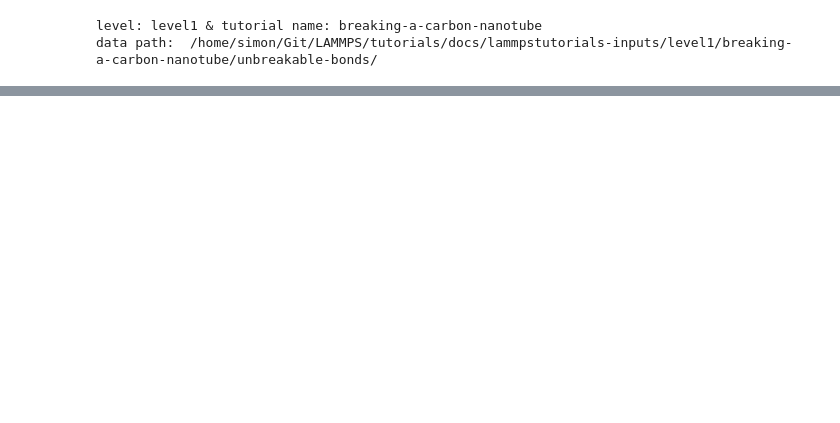
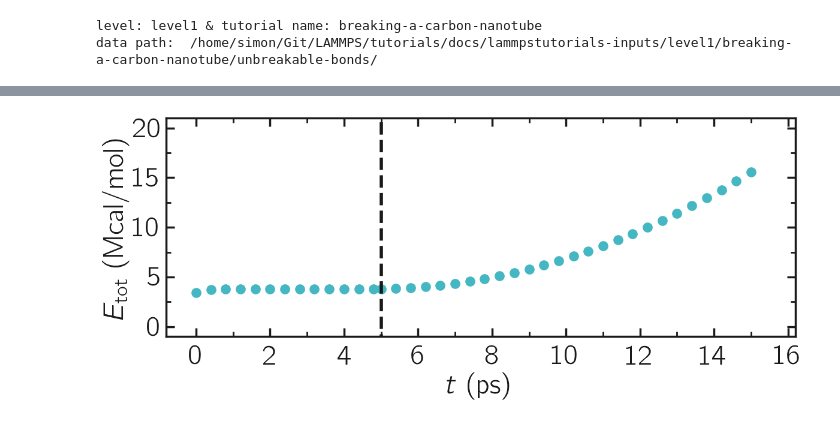
Before and after one commit to lammpstutorials/lammpstutorials.github.io, a Jupyter notebook: docs/sphinx/source/tutorials/figures/level1/breaking-a-carbon-nanotube/energy-unbreakable-pyplot.ipynb, the cells around one changed output, grey strips where cells are left out. Saved outputs shown, nothing was run; the diff lists cells and outputs as text; code cells hidden in the pictures; blank space fills up the shorter version.

```diff
--- a/docs/sphinx/source/tutorials/figures/level1/breaking-a-carbon-nanotube/energy-unbreakable-pyplot.ipynb
+++ b/docs/sphinx/source/tutorials/figures/level1/breaking-a-carbon-nanotube/energy-unbreakable-pyplot.ipynb
@@ -84,0 +55,25 @@ myplt.save_figure(filename = filename, saving_path = './')
+# %%
+filename = "energy-unbreakable-article"
+dark_mode = False
+myplt = PltTools()
+myplt.prepare_figure(fig_size = (12,5), dark_mode = dark_mode,
+                    transparency = False, use_serif=False, n_line=1)
+myplt.add_panel()
+myplt.add_plot(x = time_0[::4], y = energy_0[::4], linewidth_data = 3,
+                marker = "o", data_color = 0, markersize = 12,
+                data_label = r'$E_{12}$')
+myplt.add_plot(x = time_1[::4], y = energy_1[::4], type = "plot", linewidth_data = 3,
+                marker = "o", data_color = 0, markersize = 12,
+                data_label = r'$E_{12}$')
+x = np.linspace(-2, 22)
+myplt.add_plot(x = x*0 + np.max(time_0), y = x, type = "plot", linewidth_data = 2,
+                marker = "--", data_color = "autogray", markersize = 12)
+myplt.complete_panel(ylabel = r'$E_\mathrm{tot} ~ \mathrm{(Mcal/mol)}$',
+                        xlabel = r'$t~\mathrm{(ps)}$',
+                        xpad = 10, legend=False, handlelength_legend=1)
+myplt.set_boundaries(x_ticks=np.arange(0, 18, 2), y_ticks=np.arange(0, 25, 5),
+                x_boundaries=(-0.8, 16.2), y_boundaries=(-1, 21))
+# myplt.add_subplotlabels()
+myplt.save_figure(filename = filename, saving_path = './')
+# %% [output]
+[figure, added]
```
Also changed, not shown: parts of 4 cells of this notebook, 5 other files.
